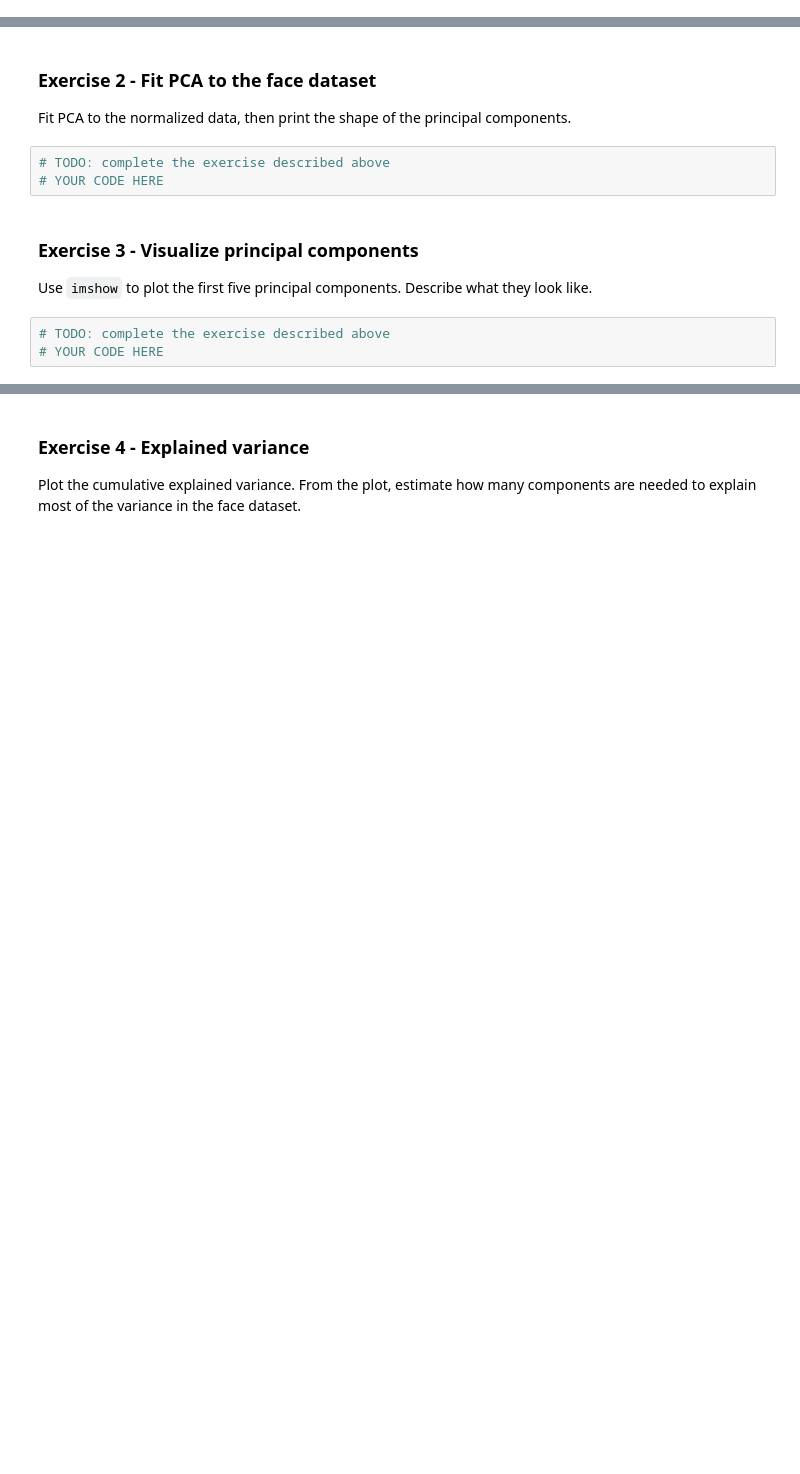
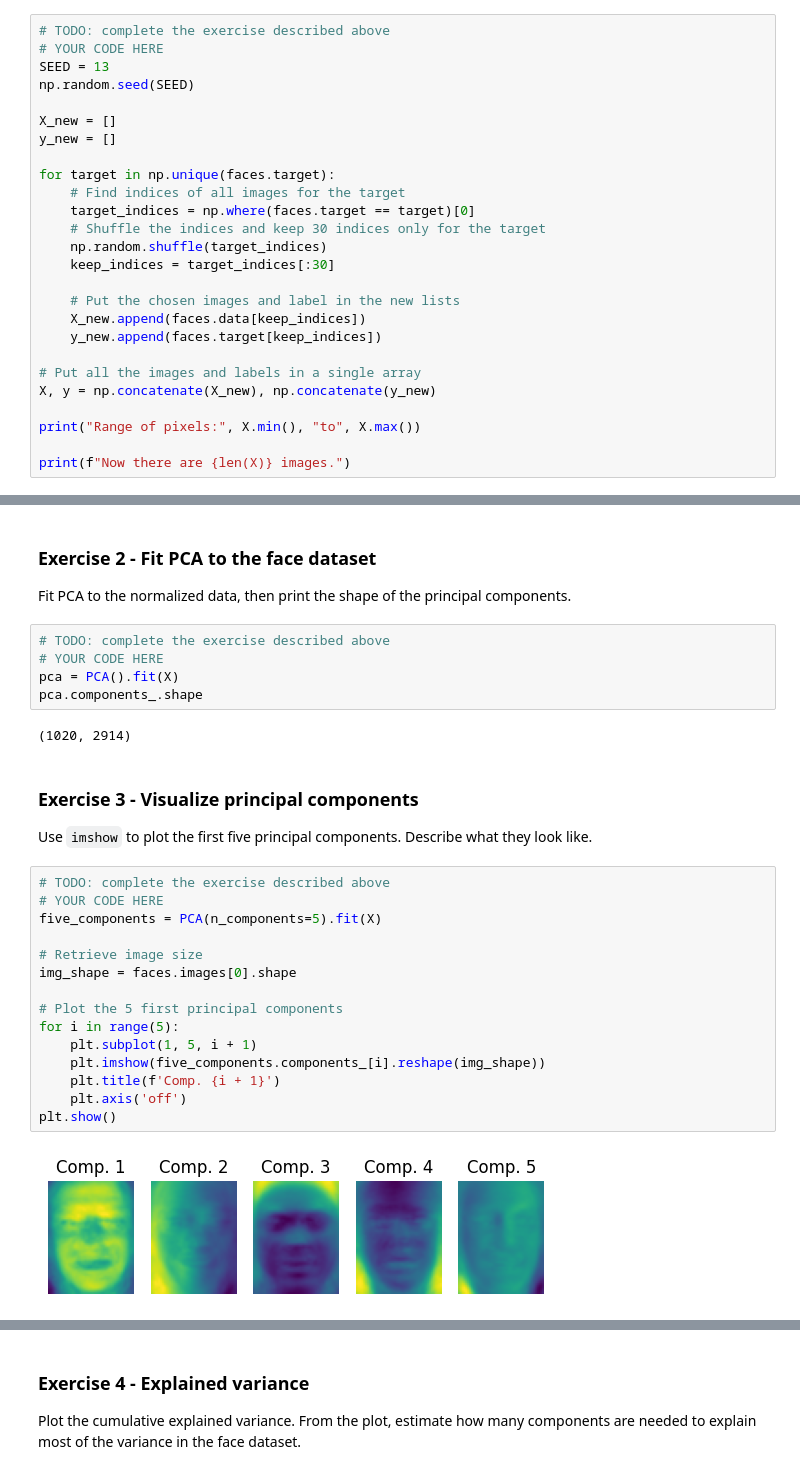
Before and after one commit to SchaferL/FundamentalLearningEPFL, a Jupyter notebook: TP10/unsupervised_learning_PCA.ipynb, the cells around one changed output, grey strips where cells are left out. Saved outputs shown, nothing was run; the diff lists cells and outputs as text; blank space fills up the shorter version.

```diff
--- a/TP10/unsupervised_learning_PCA.ipynb
+++ b/TP10/unsupervised_learning_PCA.ipynb
@@ -168,0 +207,26 @@ print(f"Now there are {len(X)} images.")
+# %%
+# TODO: complete the exercise described above
+# YOUR CODE HERE
+SEED = 13
+np.random.seed(SEED)
+
+X_new = []
+y_new = []
+
+for target in np.unique(faces.target):
+    # Find indices of all images for the target
+    target_indices = np.where(faces.target == target)[0]
+    # Shuffle the indices and keep 30 indices only for the target
+    np.random.shuffle(target_indices)
+    keep_indices = target_indices[:30]
+
+    # Put the chosen images and label in the new lists
+    X_new.append(faces.data[keep_indices])
+    y_new.append(faces.target[keep_indices])
+
+# Put all the images and labels in a single array
+X, y = np.concatenate(X_new), np.concatenate(y_new)
+
+print("Range of pixels:", X.min(), "to", X.max())
+
+print(f"Now there are {len(X)} images.")
@@ -173,10 +240,28 @@ Fit PCA to the normalized data, then print the shape of the principal components
 # %%
 # TODO: complete the exercise described above
 # YOUR CODE HERE
+pca = PCA().fit(X)
+pca.components_.shape
+# %% [output]
+(1020, 2914)
 # %% [markdown]
 ### Exercise 3 - Visualize principal components
 
 Use `imshow` to plot the first five principal components. Describe what they look like.
-# %%
-# TODO: complete the exercise described above
-# YOUR CODE HERE
+# %%
+# TODO: complete the exercise described above
+# YOUR CODE HERE
+five_components = PCA(n_components=5).fit(X)
+
+# Retrieve image size
+img_shape = faces.images[0].shape
+
+# Plot the 5 first principal components
+for i in range(5):
+    plt.subplot(1, 5, i + 1)
+    plt.imshow(five_components.components_[i].reshape(img_shape))
+    plt.title(f'Comp. {i + 1}')
+    plt.axis('off')
+plt.show()
+# %% [output]
+[figure, added]
```
Also changed, not shown: parts of 32 cells of this notebook.
